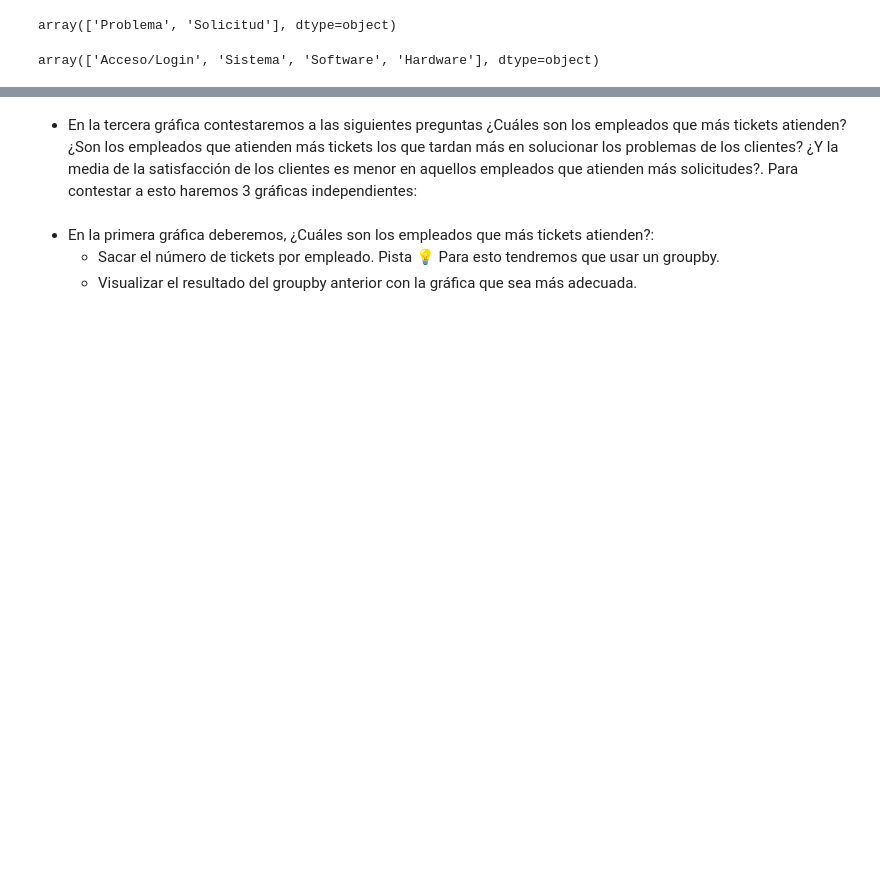
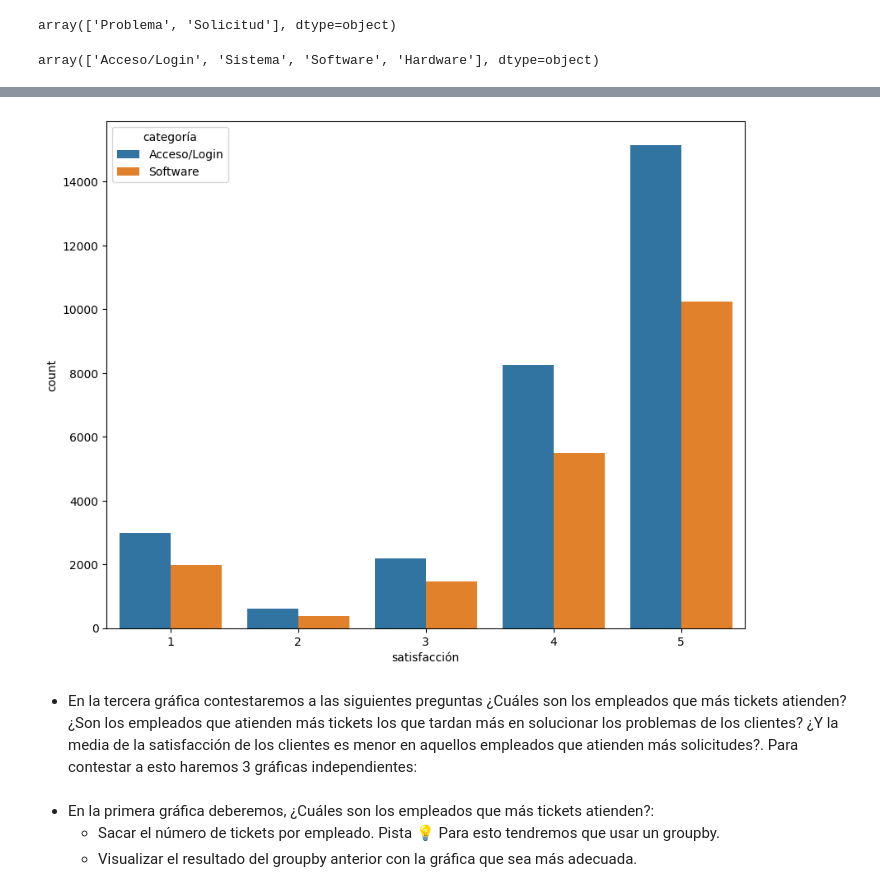
Before and after one commit to anane3373/promoE_modulo2_sprint2_pairprogramming_AnaGuardiayAndreaCabrera, a Jupyter notebook: EDA_pair/EDA3_18_8.ipynb, the cells around one changed output, grey strips where cells are left out. Saved outputs shown, nothing was run; the diff lists cells and outputs as text; code cells hidden in the pictures; blank space fills up the shorter version.

```diff
--- a/EDA_pair/EDA3_18_8.ipynb
+++ b/EDA_pair/EDA3_18_8.ipynb
@@ -74,7 +84,9 @@ df_problemas.head(2)
 | 0 | GDDENR-5042564453 | 2016-07-13 | 1735 | 4 | Acceso/Login | Problema | 0 - Sin Clasificar | 0 - Sin Asignar | 0 | ... |
 | 1 | GDDENR-8042508060 | 2016-05-18 | 1566 | 10 | Acceso/Login | Problema | 0 - Sin Clasificar | 0 - Sin Asignar | 0 | ... |
 # %%
-sns.swarmplot(x = "categoría", y = "satisfacción", data = df_problemas);
+sns.countplot(x = "satisfacción", hue = "categoría", data = df_problemas);
+# %% [output]
+[figure, added]
 # %% [markdown]
 - En la tercera gráfica contestaremos a las siguientes preguntas ¿Cuáles son los empleados que más tickets atienden? ¿Son los empleados que atienden más tickets los que tardan más en solucionar los problemas de los clientes? ¿Y la media de la satisfacción de los clientes es menor en aquellos empleados que atienden más solicitudes?. Para contestar a esto haremos 3 gráficas independientes:
 # %% [markdown]
```
Also changed, not shown: parts of 22 cells of this notebook, 6 other files.
